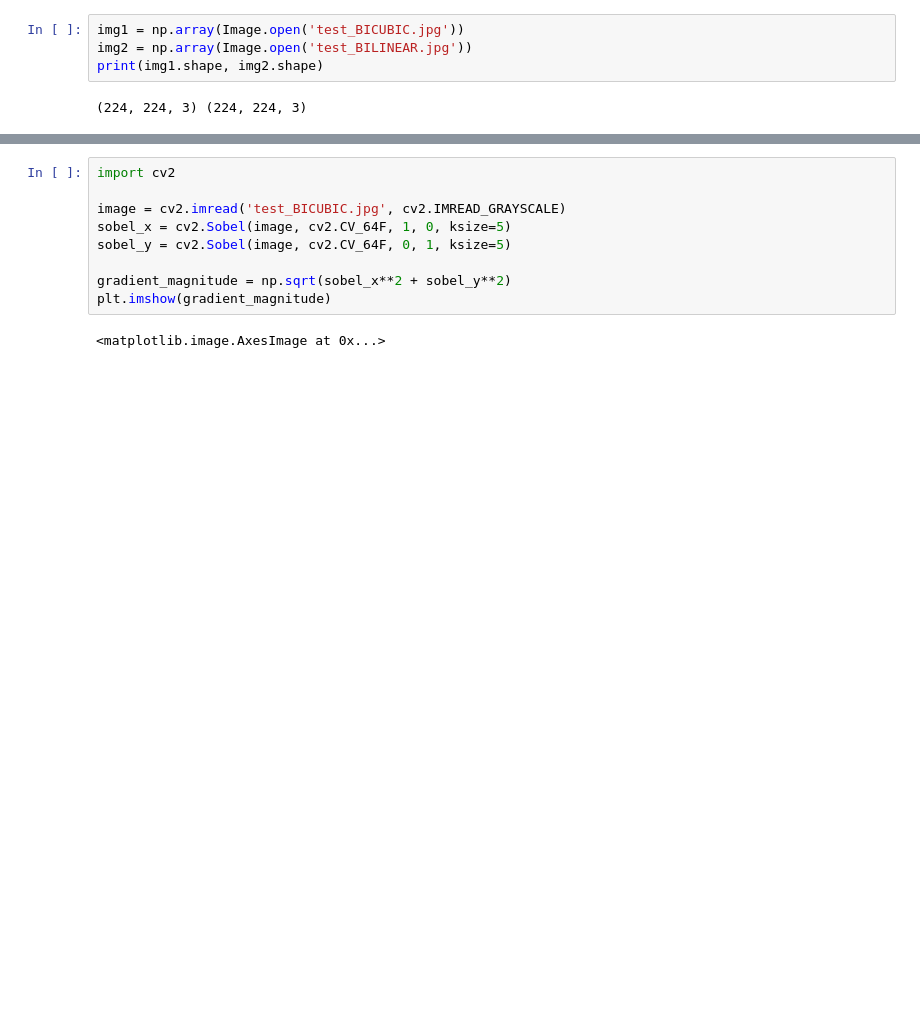
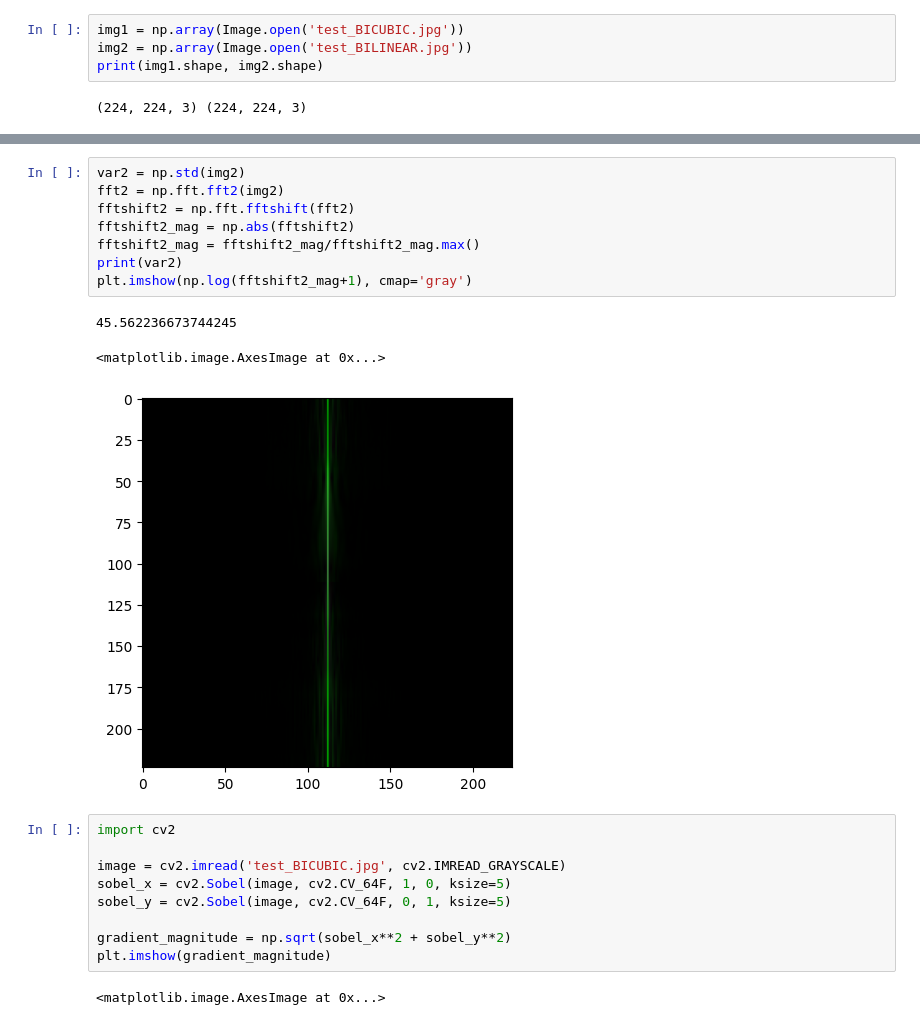
Before and after one commit to juntingdeng/QAT, a Jupyter notebook: test_image_interp.ipynb, the cells around one changed output, grey strips where cells are left out. Saved outputs shown, nothing was run; the diff lists cells and outputs as text; blank space fills up the shorter version.

```diff
--- a/test_image_interp.ipynb
+++ b/test_image_interp.ipynb
@@ -21,3 +24,15 @@ plt.imshow(img2)
+# %%
+var2 = np.std(img2)
+fft2 = np.fft.fft2(img2)
+fftshift2 = np.fft.fftshift(fft2)
+fftshift2_mag = np.abs(fftshift2)
+fftshift2_mag = fftshift2_mag/fftshift2_mag.max()
+print(var2)
+plt.imshow(np.log(fftshift2_mag+1), cmap='gray')
+# %% [output]
+45.562236673744245
+<matplotlib.image.AxesImage at 0x...>
+[figure, added]
 # %%
 import cv2
 
```
Also changed, not shown: parts of 4 cells of this notebook, 5 other files.
